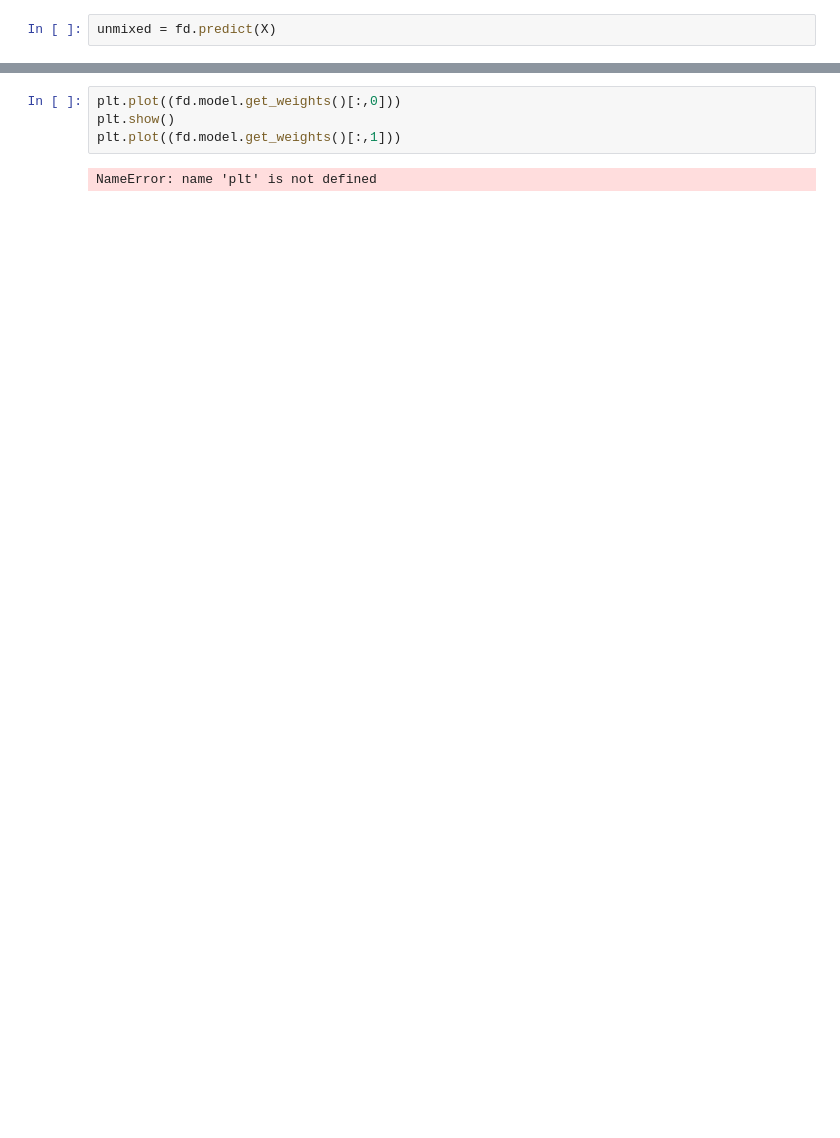
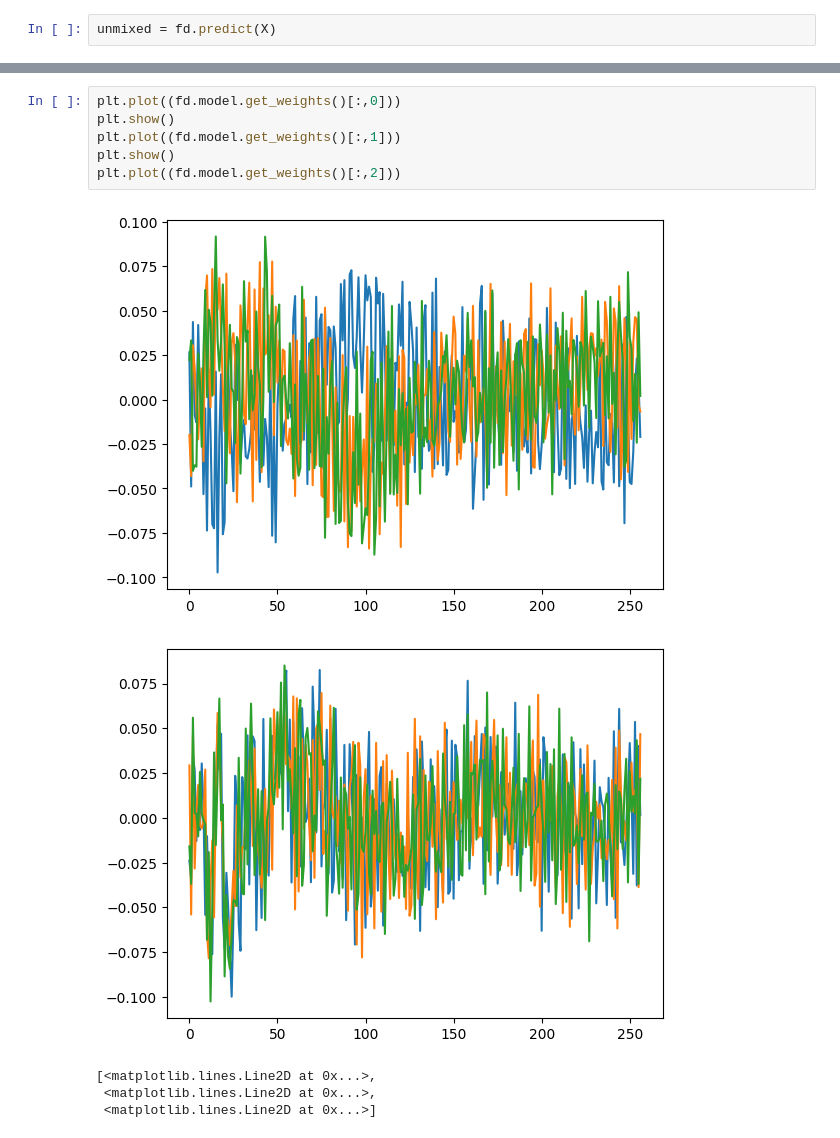
Before and after one commit to z7743/FlowDecomposition, a Jupyter notebook: notebooks/test.ipynb, the cells around one changed output, grey strips where cells are left out. Drawn from its saved outputs; the diff is of its cells as text; blank space fills up the shorter version.

```diff
--- a/notebooks/test.ipynb
+++ b/notebooks/test.ipynb
@@ -106,6 +210,12 @@ plt.plot(unmixed[2000:5000,1,0])
 # %%
 plt.plot((fd.model.get_weights()[:,0]))
 plt.show()
 plt.plot((fd.model.get_weights()[:,1]))
+plt.show()
+plt.plot((fd.model.get_weights()[:,2]))
 # %% [output]
+[figure, added]
+[figure, added]
-NameError: name 'plt' is not defined
+[<matplotlib.lines.Line2D at 0x...>,
+ <matplotlib.lines.Line2D at 0x...>,
+ <matplotlib.lines.Line2D at 0x...>]
```
Also changed, not shown: parts of 11 cells of this notebook, 4 other files.
